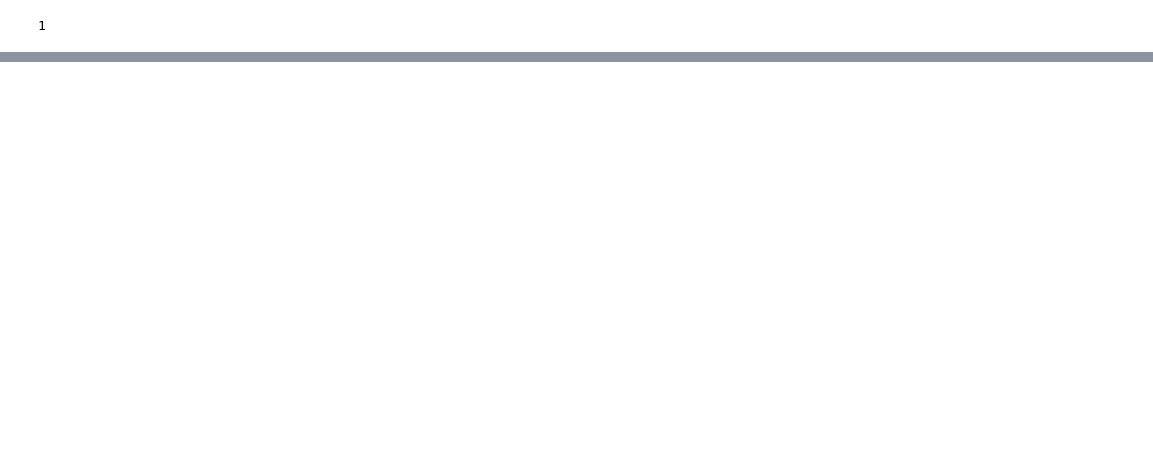
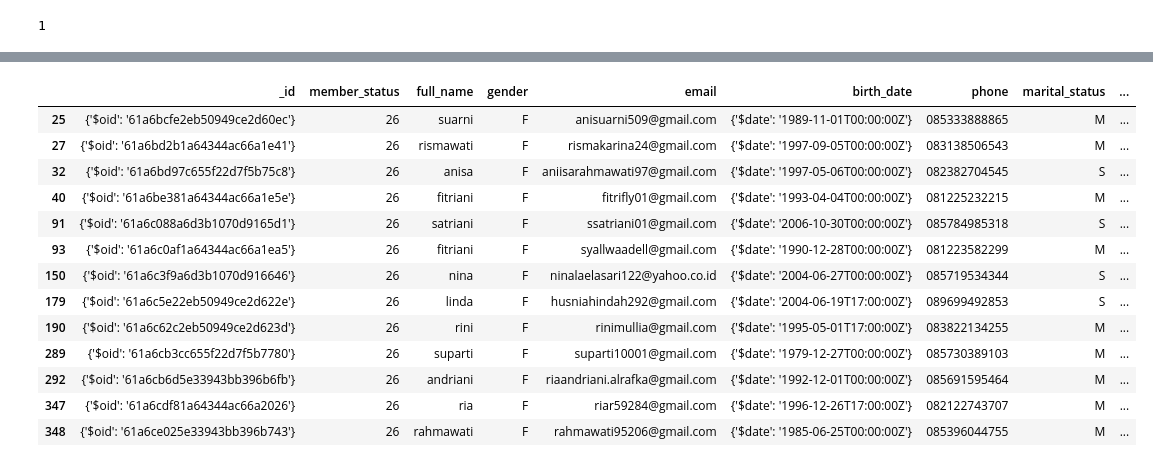
Before and after one commit to akhiyarwaladi/alfagift_alert, a Jupyter notebook: fake_account_trainbased_group.ipynb, the cells around one changed output, grey strips where cells are left out. Cells and saved outputs as stored; diff of their text form; code cells hidden in the pictures; blank space fills up the shorter version.

```diff
--- a/fake_account_trainbased_group.ipynb
+++ b/fake_account_trainbased_group.ipynb
@@ -237,31 +258,25 @@ df_sus_all.to_csv(
 
 
 li_sus = []
-for dr in pd.date_range('2022-01-01', '2022-04-17', freq='D'):
+for dr in pd.date_range('2021-12-01', '2022-04-20', freq='D'):
     sel_created = dr.strftime("%Y-%m-%d")
 
-    alfagift_member_sel_d = alfagift_member_sel[alfagift_member_sel['created_at_d'] == sel_created]
-    print("{} {}".format(sel_created, alfagift_member_sel_d.shape))
-
+    alfagift_member_sel_d = alfagift_member[alfagift_member['created_at_d'] == sel_created]
+    # print("{} {}".format(sel_created, alfagift_member_sel_d.shape))
+    alfagift_member_sel_d['phone_sub'] =  alfagift_member_sel_d['phone'].str[0:9]
+    alfagift_member_sel_d['full_name'] = alfagift_member_sel_d['full_name'].str.lower()
 
     ## suspect by IP
     alfagift_member_sel_d_ip = alfagift_member_sel_d.groupby(['createdFromIp'])\
                             .agg(createdFromIp_count=('createdFromIp','count'))
-#     alfagift_member_sel_d_ip = alfagift_member_sel_d_ip[
-#         alfagift_member_sel_d_ip['createdFromIp_count'] >= 5].reset_index()
 
     alfagift_member_sel_d = pd.merge(alfagift_member_sel_d,
                                      alfagift_member_sel_d_ip,
                                      on='createdFromIp', how='left').fillna(0)
 
     ## suspect by phone
-    alfagift_member_sel_d['phone_sub'] =  alfagift_member_sel_d['phone'].str[0:9]
     alfagift_member_sel_d_phone = alfagift_member_sel_d.groupby(['phone_sub'])\
                                 .agg(phoneSub_count=('phone_sub','count'))
-#     alfagift_member_sel_d_phone = alfagift_member_sel_d_phone[
-#         alfagift_member_sel_d_phone['phoneSub_count'] >= 5].reset_index()
-
-
 
     alfagift_member_sel_d = pd.merge(alfagift_member_sel_d,
                                      alfagift_member_sel_d_phone,
@@ -271,14 +286,23 @@ for dr in pd.date_range('2022-01-01', '2022-04-17', freq='D'):
     alfagift_member_sel_d['score_gibberish'] = alfagift_member_sel_d['email'].apply(score_gibberish)
     alfagift_member_sel_d['score_sus_email'] = alfagift_member_sel_d['email'].apply(score_sus_email)
 
+    alfagift_member_sel_d['nameMatch_count'] = alfagift_member_sel_d['full_name']\
+    .apply(lambda x: len(process.extract(x, alfagift_member_sel_d['full_name'],
+            score_cutoff=70, limit=alfagift_member_sel_d.shape[0], scorer=fuzz.token_sort_ratio))-1)
+
+#     alfagift_member_sel_d['nameMatch_count'] = alfagift_member_sel_d['full_name']\
+#         .apply(lambda x: len(alfagift_member_sel_d[(alfagift_member_sel_d['full_name'].str.startswith(x)) |
+#                          (alfagift_member_sel_d['full_name'].str.endswith(x))]))
+
+
 
     li_sus.append(alfagift_member_sel_d)
 #     alfagift_member_sel_d.to_csv(
 #     '/home/server/gli-data-science/akhiyar/alfagift_alert/suspect_fraud_feature/daily/{}'.format(sel_created))
 
-    #break
+    break
 
-df_sus_all = pd.concat(li_sus)
-df_sus_all.to_csv(
-    '/home/server/gli-data-science/akhiyar/alfagift_alert/suspect_fraud_feature/group_day/train_full.csv'
-    , index=False)
+# df_sus_all = pd.concat(li_sus)
+# df_sus_all.to_csv(
+#     '/home/server/gli-data-science/akhiyar/alfagift_alert/suspect_fraud_feature/group_day/train_full.csv'
+#     , index=False)
@@ -284,0 +403,17 @@ df_sus_all.to_csv(
+# %%
+alfagift_member_sel_d[alfagift_member_sel_d['nameMatch_count'] > 40].head(13)
+# %% [output]
+|  | _id | member_status | full_name | gender | email | birth_date | phone | marital_status | ... |
+| 25 | {'$oid': '61a6bcfe2eb50949ce2d60ec'} | 26 | suarni | F | anisuarni509@gmail.com | {'$date': '1989-11-01T00:00:00Z'} | 085333888865 | M | ... |
+| 27 | {'$oid': '61a6bd2b1a64344ac66a1e41'} | 26 | rismawati | F | rismakarina24@gmail.com | {'$date': '1997-09-05T00:00:00Z'} | 083138506543 | M | ... |
+| 32 | {'$oid': '61a6bd97c655f22d7f5b75c8'} | 26 | anisa | F | aniisarahmawati97@gmail.com | {'$date': '1997-05-06T00:00:00Z'} | 082382704545 | S | ... |
+| 40 | {'$oid': '61a6be381a64344ac66a1e5e'} | 26 | fitriani | F | fitrifly01@gmail.com | {'$date': '1993-04-04T00:00:00Z'} | 081225232215 | M | ... |
+| 91 | {'$oid': '61a6c088a6d3b1070d9165d1'} | 26 | satriani | F | ssatriani01@gmail.com | {'$date': '2006-10-30T00:00:00Z'} | 085784985318 | S | ... |
+| 93 | {'$oid': '61a6c0af1a64344ac66a1ea5'} | 26 | fitriani | F | syallwaadell@gmail.com | {'$date': '1990-12-28T00:00:00Z'} | 081223582299 | M | ... |
+| 150 | {'$oid': '61a6c3f9a6d3b1070d916646'} | 26 | nina | F | ninalaelasari122@yahoo.co.id | {'$date': '2004-06-27T00:00:00Z'} | 085719534344 | S | ... |
+| 179 | {'$oid': '61a6c5e22eb50949ce2d622e'} | 26 | linda | F | husniahindah292@gmail.com | {'$date': '2004-06-19T17:00:00Z'} | 089699492853 | S | ... |
+| 190 | {'$oid': '61a6c62c2eb50949ce2d623d'} | 26 | rini | F | rinimullia@gmail.com | {'$date': '1995-05-01T17:00:00Z'} | 083822134255 | M | ... |
+| 289 | {'$oid': '61a6cb3cc655f22d7f5b7780'} | 26 | suparti | F | suparti10001@gmail.com | {'$date': '1979-12-27T00:00:00Z'} | 085730389103 | M | ... |
+| 292 | {'$oid': '61a6cb6d5e33943bb396b6fb'} | 26 | andriani | F | riaandriani.alrafka@gmail.com | {'$date': '1992-12-01T00:00:00Z'} | 085691595464 | M | ... |
+| 347 | {'$oid': '61a6cdf81a64344ac66a2026'} | 26 | ria | F | riar59284@gmail.com | {'$date': '1996-12-26T17:00:00Z'} | 082122743707 | M | ... |
+| 348 | {'$oid': '61a6ce025e33943bb396b743'} | 26 | rahmawati | F | rahmawati95206@gmail.com | {'$date': '1985-06-25T00:00:00Z'} | 085396044755 | M | ... |
```
Also changed, not shown: parts of 25 cells of this notebook, 2 other files.
